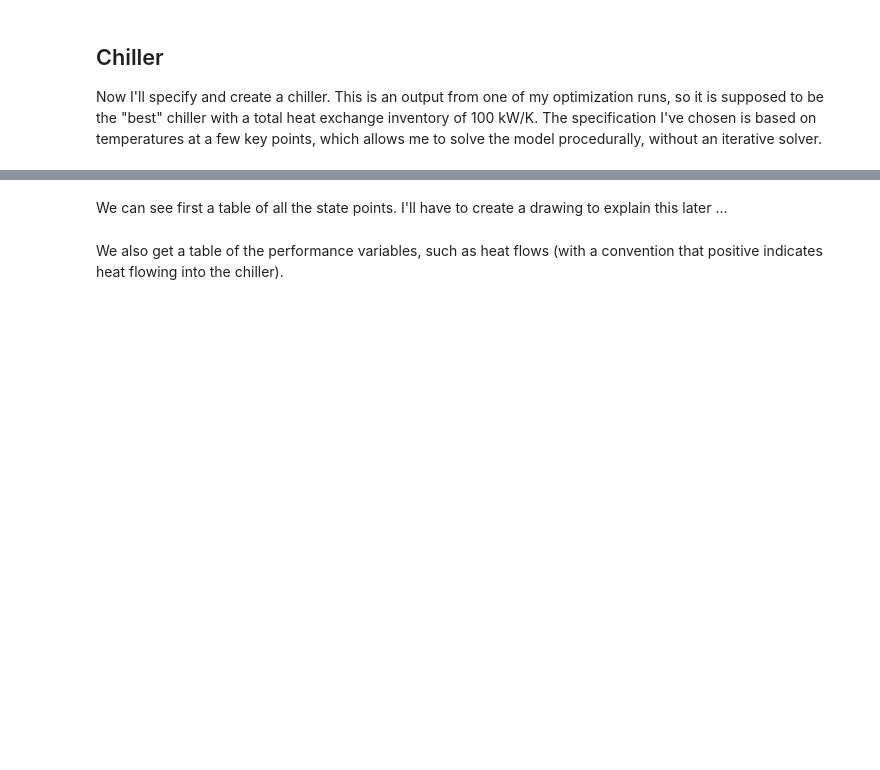
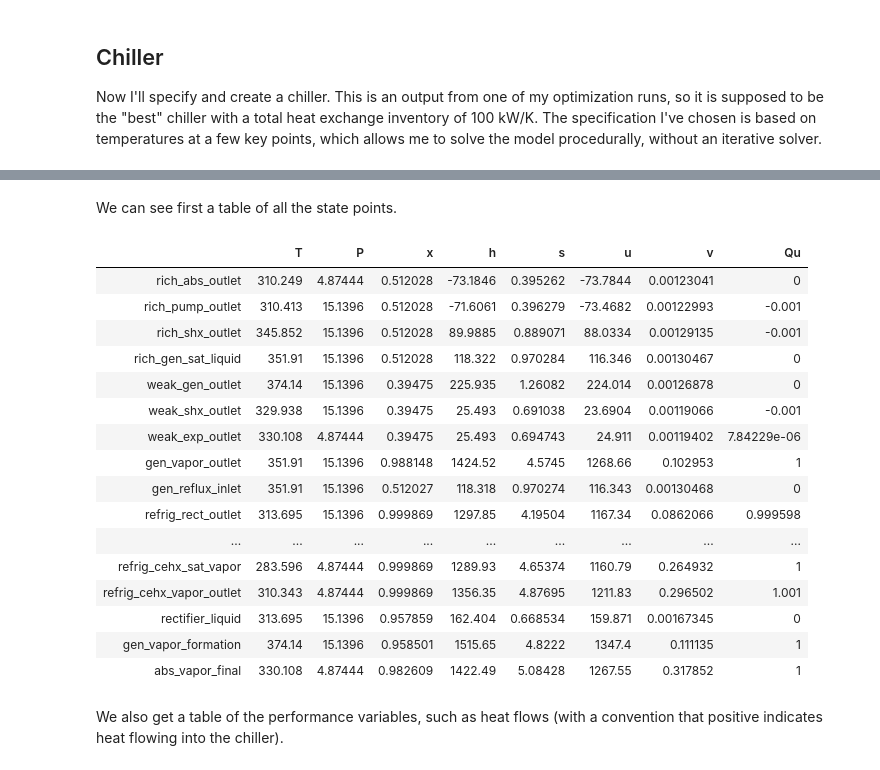
Before and after one commit to nfette/openACHP, a Jupyter notebook: src/Demo Ammonia1.ipynb, the cells around one changed output, grey strips where cells are left out. Drawn from its saved outputs; the diff is of its cells as text; code cells hidden in the pictures; blank space fills up the shorter version.

```diff
--- a/src/Demo Ammonia1.ipynb
+++ b/src/Demo Ammonia1.ipynb
@@ -76,5 +60,25 @@ Performance variables
 # %% [markdown]
-We can see first a table of all the state points. I'll have to create a drawing to explain this later ...
+We can see first a table of all the state points.
+# %%
+display(ch.getStateTable())
+# %% [output]
+|  | T | P | x | h | s | u | v | Qu |
+| rich_abs_outlet | 310.249 | 4.87444 | 0.512028 | -73.1846 | 0.395262 | -73.7844 | 0.00123041 | 0 |
+| rich_pump_outlet | 310.413 | 15.1396 | 0.512028 | -71.6061 | 0.396279 | -73.4682 | 0.00122993 | -0.001 |
+| rich_shx_outlet | 345.852 | 15.1396 | 0.512028 | 89.9885 | 0.889071 | 88.0334 | 0.00129135 | -0.001 |
+| rich_gen_sat_liquid | 351.91 | 15.1396 | 0.512028 | 118.322 | 0.970284 | 116.346 | 0.00130467 | 0 |
+| weak_gen_outlet | 374.14 | 15.1396 | 0.39475 | 225.935 | 1.26082 | 224.014 | 0.00126878 | 0 |
+| weak_shx_outlet | 329.938 | 15.1396 | 0.39475 | 25.493 | 0.691038 | 23.6904 | 0.00119066 | -0.001 |
+| weak_exp_outlet | 330.108 | 4.87444 | 0.39475 | 25.493 | 0.694743 | 24.911 | 0.00119402 | 7.84229e-06 |
+| gen_vapor_outlet | 351.91 | 15.1396 | 0.988148 | 1424.52 | 4.5745 | 1268.66 | 0.102953 | 1 |
+| gen_reflux_inlet | 351.91 | 15.1396 | 0.512027 | 118.318 | 0.970274 | 116.343 | 0.00130468 | 0 |
+| refrig_rect_outlet | 313.695 | 15.1396 | 0.999869 | 1297.85 | 4.19504 | 1167.34 | 0.0862066 | 0.999598 |
+| ... | ... | ... | ... | ... | ... | ... | ... | ... |
+| refrig_cehx_sat_vapor | 283.596 | 4.87444 | 0.999869 | 1289.93 | 4.65374 | 1160.79 | 0.264932 | 1 |
+| refrig_cehx_vapor_outlet | 310.343 | 4.87444 | 0.999869 | 1356.35 | 4.87695 | 1211.83 | 0.296502 | 1.001 |
+| rectifier_liquid | 313.695 | 15.1396 | 0.957859 | 162.404 | 0.668534 | 159.871 | 0.00167345 | 0 |
+| gen_vapor_formation | 374.14 | 15.1396 | 0.958501 | 1515.65 | 4.8222 | 1347.4 | 0.111135 | 1 |
+| abs_vapor_final | 330.108 | 4.87444 | 0.982609 | 1422.49 | 5.08428 | 1267.55 | 0.317852 | 1 |
 # %% [markdown]
 We also get a table of the performance variables, such as heat flows (with a convention that positive indicates heat flowing into the chiller).
 # %% [markdown]
```
Also changed, not shown: parts of 6 cells of this notebook, 2 other files.
